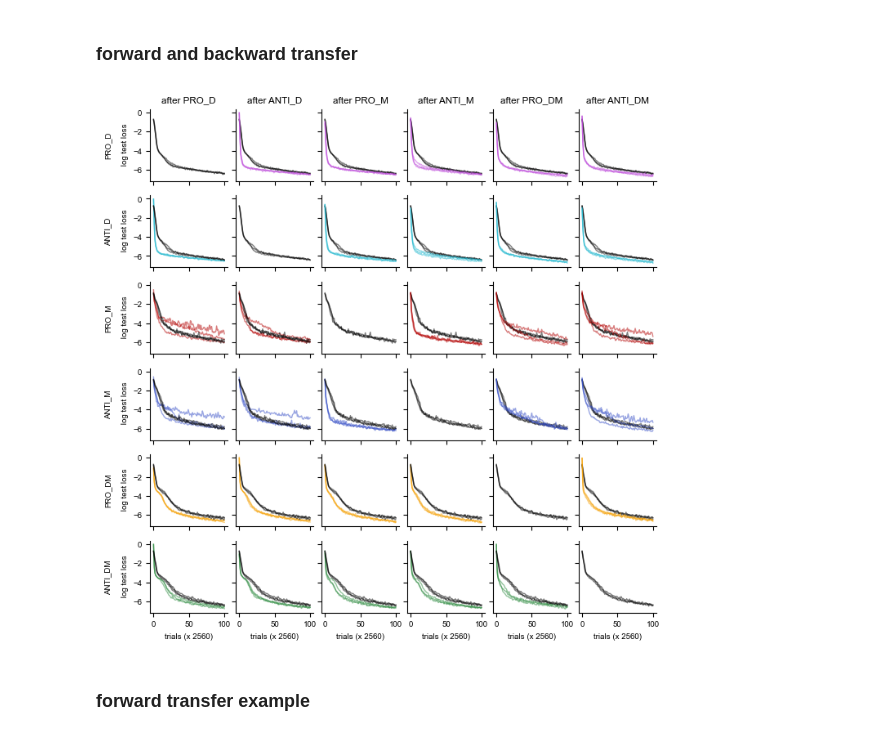
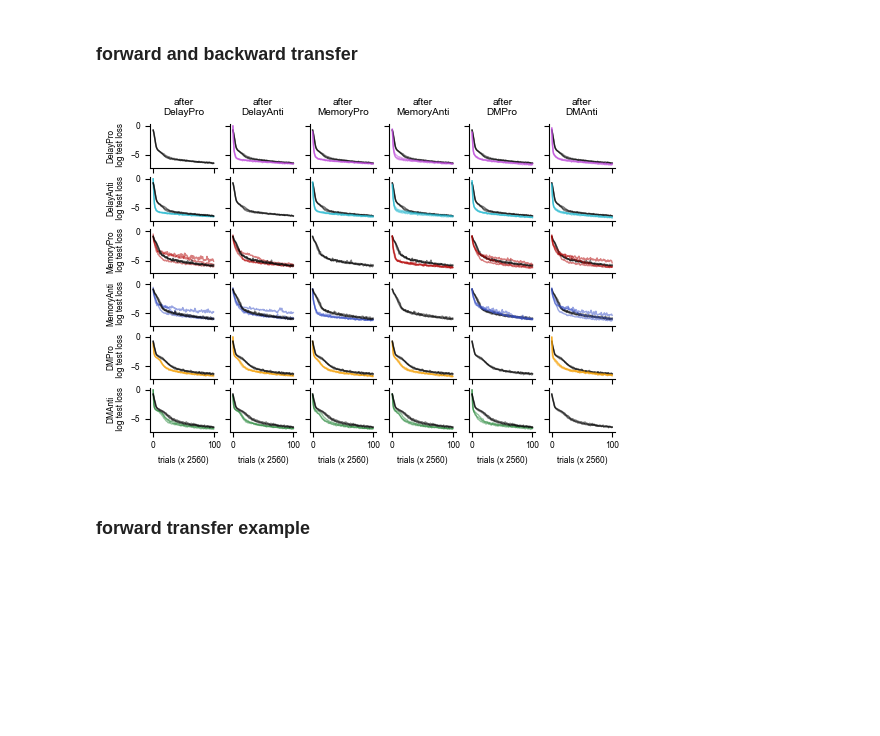
Before and after one commit to hzshan/context_inference_rnn, a Jupyter notebook: train.ipynb, the cells around one changed output. Drawn from its saved outputs; the diff is of its cells as text; code cells hidden in the pictures; blank space fills up the shorter version.

```diff
--- a/train.ipynb
+++ b/train.ipynb
@@ -36,6 +36,7 @@ label_dict = {
 plt.rcParams.update({'font.size': 6,})
 task_order = 'PdAdPmAmPdmAdm' # ['PdAdPmAmPdmAdm', 'PdPmAdAmPdmAdm', 'PdmAdmPdAdPmAm', 'PmPdAmAdPdmAdm']
 nonlin_str = '_relu'
+nonlin_save_str = '_tanh' if nonlin_str == '' else nonlin_str
 model_titles = ['Adam', 'EWC', 'OrthoWeightProj', 'ContextRNN']
 n_model = len(model_titles)
 
@@ -50,7 +51,6 @@ for i_model in range(n_model):
             save_name = f'leakyrnn_v1_ewc50000{nonlin_str}_{task_order}_AdamWithProj_sd{seed}'
         elif i_model == 2:
             save_name = f'leakyrnn_v1_proj{nonlin_str}_{task_order}_AdamWithProj_sd{seed}'
-            # save_name = f'leakyrnn_proj_a0pt1_nh256{nonlin_str}_wfix0pt2_{task_order}_fix2_AdamWithProj_lr0pt01_wd1e-05_sd{seed}'
         else:
             save_name = f'cxtrnn_seq_v2_gating3_ioZ{nonlin_str}_{task_order}_tskm512_sd{seed}'
         config = load_config(save_name)
@@ -62,7 +62,7 @@ for i_model in range(n_model):
         for irow in range(2):
             ts_arr = [np.log(ts_loss_arr), ts_perf_arr][irow]
             for itask, task in enumerate(config['task_list']):
-                label_kwargs = {'label': config['task_list'][itask]} if seed == 0 else {}
+                label_kwargs = {'label': label_dict[config['task_list'][itask]]} if seed == 0 else {}
                 axes[irow, i_model].plot(ts_arr[itask], color=color_dict[task], alpha=0.5,
                                          **label_kwargs, linewidth=0.5)
 
@@ -89,7 +89,8 @@ for icol in range(n_model):
         for itask, task in enumerate(task_list):
             ax.fill_between([itask * dn_ckpt + dn_plot, (itask + 1) * dn_ckpt + dn_plot], ymin, ymax,
                             color=color_dict[task], alpha=0.1, edgecolor='none')
-fig_name = f'./figures/model_cmp_{task_order}.png'
+
+fig_name = f'./figures/model_cmp_{task_order}{nonlin_save_str}.png'
 fig.savefig(fig_name, bbox_inches='tight')
 fig.savefig(fig_name.replace('.png', '.pdf'), bbox_inches='tight')
 # %% [output]
@@ -201,13 +212,15 @@ fig.savefig(fig_name.replace('.png', '.pdf'), bbox_inches='tight')
 # %% [markdown]
 ### forward and backward transfer
 # %%
+plt.rcParams.update({'font.size': 6,})
 check_type = ['forward', 'backward'][0]
 task_list_name_fn = lambda cur_task_list: ''.join([cur.split('_')[0][0] + cur.split('_')[1].lower() for cur in cur_task_list])
 all_task_list = ['PRO_D', 'ANTI_D', 'PRO_M', 'ANTI_M', 'PRO_DM', 'ANTI_DM']
 nonlin_str = '_relu'
 nitr_str = '' if check_type == 'forward' else '_nitr10'
-fig, axes = plt.subplots(6, 6, figsize=(8, 8), sharey=True, sharex=True)
-fig.subplots_adjust(wspace=0.1, hspace=0.2)
+sharey = True if check_type == 'forward' else 'row'
+fig, axes = plt.subplots(6, 6, figsize=(6, 4), sharey=sharey, sharex=True)
+fig.subplots_adjust(wspace=0.2, hspace=0.2)
 for itask1, task1 in enumerate(all_task_list):
     for itask2, task2 in enumerate(all_task_list):
         cur_task_list = [task1] if task1 == task2 else [task1, task2]
@@ -219,38 +232,41 @@ for itask1, task1 in enumerate(all_task_list):
                 continue
             config = load_config(save_name)
             config['retrain'] = False
             model, tr_loss_arr, ts_loss_arr, ts_perf_arr = train_cxtrnn_sequential(**config)
 
             ii = 1 if check_type == 'forward' else 0
             color = color_dict[[task1, task2][ii]] if len(config['task_list']) > 1 else 'k'
             kwargs = dict(color=color, alpha=0.5, linewidth=1)
             plot_y = np.log(ts_loss_arr)
             n_ckpt = int(config['num_iter'] / config['ckpt_step'])
             if itask1 == itask2 and check_type == 'forward':
                 plot_y = plot_y[0]
                 for ax in axes[[itask1, itask2][ii], :]:
                     ax.plot(plot_y, **kwargs)
             else:
                 if check_type == 'forward':
                     plot_y = plot_y[ii][n_ckpt:]
                 else:
                     plot_y = plot_y[ii][n_ckpt:]
                 axes[[itask1, itask2][ii], [itask1, itask2][1 - ii]].plot(plot_y, **kwargs)
 
 for itask, task in enumerate(all_task_list):
-    axes[itask, 0].set_ylabel(task + '\n\n log test loss')
+    task_label = label_dict[task]
+    axes[itask, 0].set_ylabel(task_label + '\n log test loss')
     if check_type == 'forward':
-        axes[0, itask].set_title('after ' + task)
+        axes[0, itask].set_title('after\n' + task_label)
     else:
-        axes[0, itask].set_title('during ' + task)
+        axes[0, itask].set_title('during\n' + task_label)
 
 for ax in axes.flatten():
     ax.spines[['top', 'right']].set_visible(False)
 for ax in axes[-1]:
     ax.set_xlabel('trials (x {})'.format(int(256 * config['ckpt_step'])))
-fig.savefig(f'./figures/{check_type}_transfer{nitr_str}.png', bbox_inches='tight')
+fig_name = f'./figures/{check_type}_transfer{nitr_str}.png'
+fig.savefig(fig_name, bbox_inches='tight')
+fig.savefig(fig_name.replace('.png', '.pdf'), bbox_inches='tight')
 # %% [output]
-[figure, old version]
+[figure, new version]
 # %% [markdown]
 ### forward transfer example
 # %%
```
Also changed, not shown: parts of 22 cells of this notebook, 2 other files.
